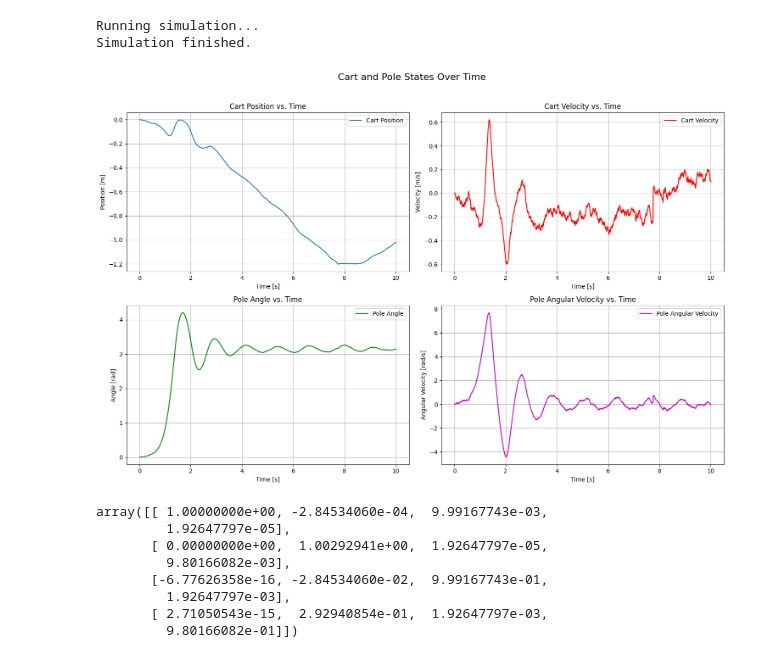
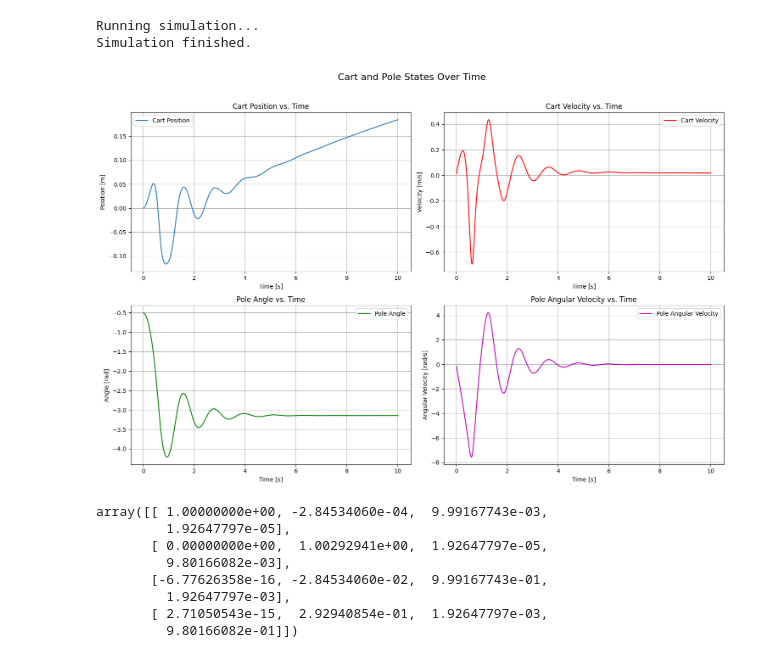
Before and after one commit to PinkWink/for_ROS2_study, a Jupyter notebook: MuJoCo Study/mujoco_pendulum.ipynb, the cells around one changed output. Saved outputs shown, nothing was run; the diff lists cells and outputs as text; code cells hidden in the pictures.

```diff
--- a/MuJoCo Study/mujoco_pendulum.ipynb
+++ b/MuJoCo Study/mujoco_pendulum.ipynb
@@ -280,4 +278,11 @@ xml = """
 """
+# %%
+xml += """
+    <actuator>
+        <motor ctrllimited="true" ctrlrange="-3 3" gear="10" joint="slider" name="slide"/>
+    </actuator>
+</mujoco>
+"""
 # %%
 model = mujoco.MjModel.from_xml_string(xml)
 data = mujoco.MjData(model)
@@ -324,10 +329,12 @@ cart_positions = []
 cart_velocities = []
 pole_angles = []
 pole_angular_velocities = []
+frames = []
+
+data.qpos[1] = -0.5
 # %%
 print("Running simulation...")
 while data.time < duration:
-    data.ctrl[0] = np.random.uniform(low=-3.0, high=3.0)
     mujoco.mj_step(model, data)
     times.append(data.time)
 
@@ -343,44 +350,32 @@ print("Simulation finished. ")
 # %% [output]
 Running simulation...
 Simulation finished.
+# %%
+def plot_subplot(ax, x_data, y_data, color, title, y_label, legend_label):
+    """지정된 축(ax)에 하나의 서브플롯을 그리는 함수"""
+    ax.plot(x_data, y_data, color, label=legend_label)
+    ax.set_title(title)
+    ax.set_xlabel('Time [s]')
+    ax.set_ylabel(y_label)
+    ax.grid(True)
+    ax.legend()
 # %%
 fig, axs = plt.subplots(2, 2, figsize=(15, 10))
 fig.suptitle('Cart and Pole States Over Time', fontsize=16)
 
-# Cart 위치
-axs[0, 0].plot(times, cart_positions, label='Cart Position')
-axs[0, 0].set_title('Cart Position vs. Time')
-axs[0, 0].set_xlabel('Time [s]')
-axs[0, 0].set_ylabel('Position [m]')
-axs[0, 0].grid(True)
-axs[0, 0].legend()
+plot_subplot(axs[0, 0], times, cart_positions, 'C0', 'Cart Position vs. Time',
+                'Position [m]', 'Cart Position')
 
-# Cart 속도
-axs[0, 1].plot(times, cart_velocities, 'r', label='Cart Velocity')
-axs[0, 1].set_title('Cart Velocity vs. Time')
-axs[0, 1].set_xlabel('Time [s]')
-axs[0, 1].set_ylabel('Velocity [m/s]')
-axs[0, 1].grid(True)
-axs[0, 1].legend()
+plot_subplot(axs[0, 1], times, cart_velocities, 'r', 'Cart Velocity vs. Time',
+                'Velocity [m/s]', 'Cart Velocity')
 
-# Pole 각도
-axs[1, 0].plot(times, pole_angles, 'g', label='Pole Angle')
-axs[1, 0].set_title('Pole Angle vs. Time')
-axs[1, 0].set_xlabel('Time [s]')
-axs[1, 0].set_ylabel('Angle [rad]')
-axs[1, 0].grid(True)
-axs[1, 0].legend()
+plot_subplot(axs[1, 0], times, pole_angles, 'g', 'Pole Angle vs. Time',
+                'Angle [rad]', 'Pole Angle')
 
-# Pole 각속도
-axs[1, 1].plot(times, pole_angular_velocities, 'm', label='Pole Angular Velocity')
-axs[1, 1].set_title('Pole Angular Velocity vs. Time')
-axs[1, 1].set_xlabel('Time [s]')
-axs[1, 1].set_ylabel('Angular Velocity [rad/s]')
-axs[1, 1].grid(True)
-axs[1, 1].legend()
+plot_subplot(axs[1, 1], times, pole_angular_velocities, 'm', 'Pole Angular Velocity vs. Time',
+                'Angular Velocity [rad/s]', 'Pole Angular Velocity')
 
-# 레이아웃 조정 및 그래프 표시
 plt.tight_layout(rect=[0, 0, 1, 0.96])
 plt.show()
 # %% [output]
-[figure, old version]
+[figure, new version]
```
Also changed, not shown: parts of 6 cells of this notebook, 1 other file.
